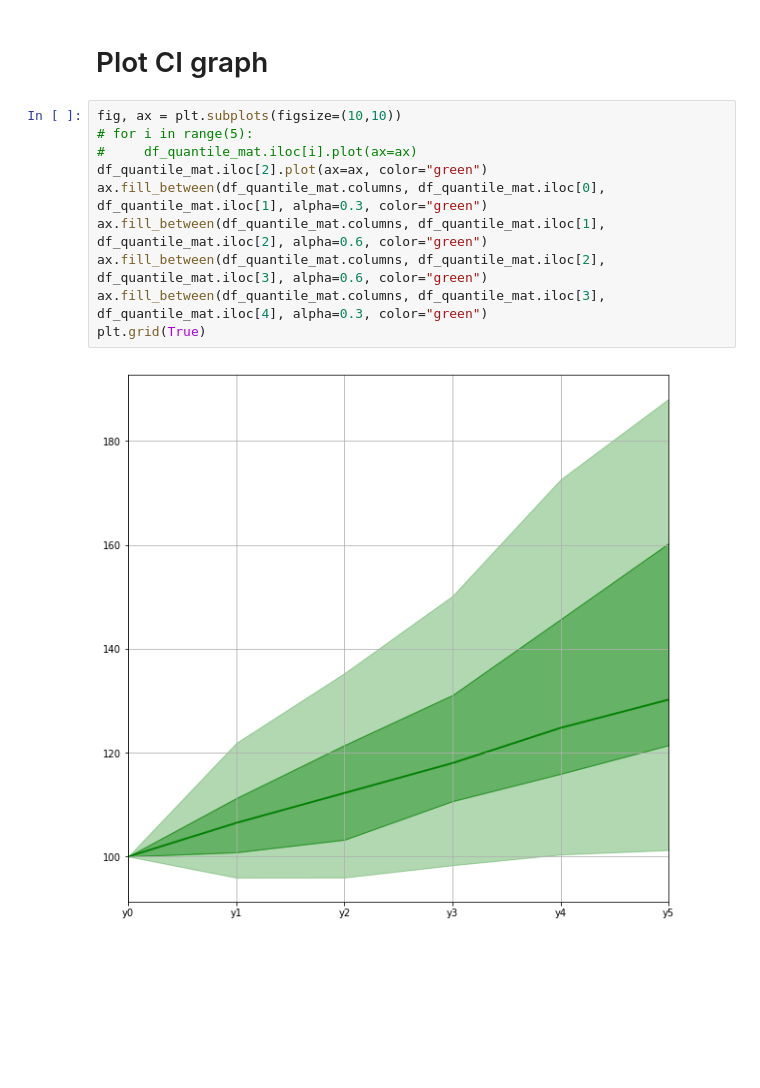
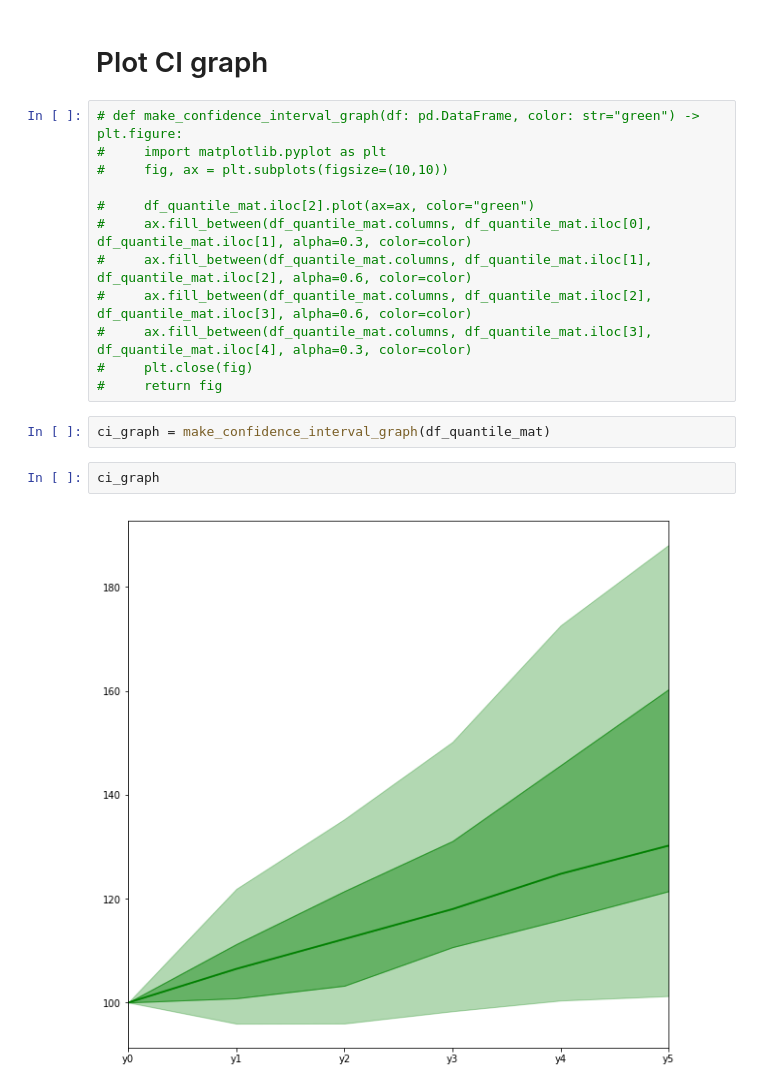
Before and after one commit to matsmaiwald/historical_asset_returns, a Jupyter notebook: CI_plot.ipynb, the cells around one changed output. Drawn from its saved outputs; the diff is of its cells as text; blank space fills up the shorter version.

Commit message:
Move plotting function out of notebook

```diff
--- a/CI_plot.ipynb
+++ b/CI_plot.ipynb
@@ -125,14 +116,20 @@ df_quantile_mat = pd.DataFrame(data=quantile_mat, columns=["y0", "y1", "y2", "y3
 # %% [markdown]
 # Plot CI graph
 # %%
-fig, ax = plt.subplots(figsize=(10,10))
-# for i in range(5):
-#     df_quantile_mat.iloc[i].plot(ax=ax)
-df_quantile_mat.iloc[2].plot(ax=ax, color="green")
-ax.fill_between(df_quantile_mat.columns, df_quantile_mat.iloc[0], df_quantile_mat.iloc[1], alpha=0.3, color="green")
-ax.fill_between(df_quantile_mat.columns, df_quantile_mat.iloc[1], df_quantile_mat.iloc[2], alpha=0.6, color="green")
-ax.fill_between(df_quantile_mat.columns, df_quantile_mat.iloc[2], df_quantile_mat.iloc[3], alpha=0.6, color="green")
-ax.fill_between(df_quantile_mat.columns, df_quantile_mat.iloc[3], df_quantile_mat.iloc[4], alpha=0.3, color="green")
-plt.grid(True)
+# def make_confidence_interval_graph(df: pd.DataFrame, color: str="green") -> plt.figure:
+#     import matplotlib.pyplot as plt
+#     fig, ax = plt.subplots(figsize=(10,10))
+
+#     df_quantile_mat.iloc[2].plot(ax=ax, color="green")
+#     ax.fill_between(df_quantile_mat.columns, df_quantile_mat.iloc[0], df_quantile_mat.iloc[1], alpha=0.3, color=color)
+#     ax.fill_between(df_quantile_mat.columns, df_quantile_mat.iloc[1], df_quantile_mat.iloc[2], alpha=0.6, color=color)
+#     ax.fill_between(df_quantile_mat.columns, df_quantile_mat.iloc[2], df_quantile_mat.iloc[3], alpha=0.6, color=color)
+#     ax.fill_between(df_quantile_mat.columns, df_quantile_mat.iloc[3], df_quantile_mat.iloc[4], alpha=0.3, color=color)
+#     plt.close(fig)
+#     return fig
-# %% [output]
-[figure, removed]
+# %%
+ci_graph = make_confidence_interval_graph(df_quantile_mat)
+# %%
+ci_graph
+# %% [output]
+[figure, added]
```
Also changed, not shown: parts of 4 cells of this notebook, 1 other file.
